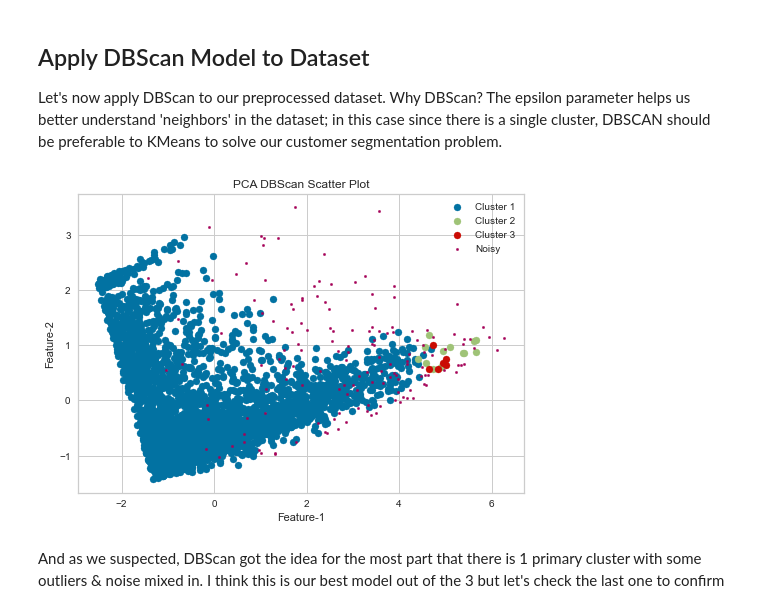
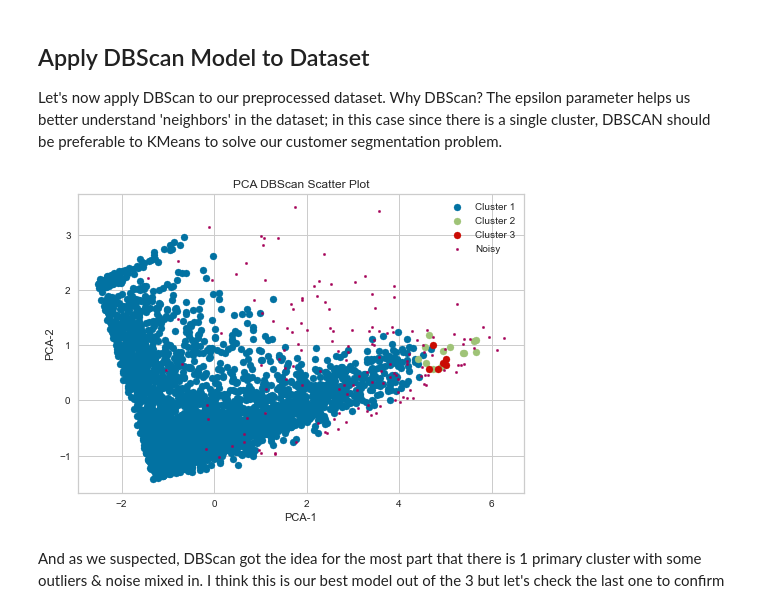
Before and after one commit to Lwhieldon/OnlineRetailCustomerSegmentation, a Jupyter notebook: summaryreport.ipynb, the cells around one changed output. Saved outputs shown, nothing was run; the diff lists cells and outputs as text; code cells hidden in the pictures.

```diff
--- a/summaryreport.ipynb
+++ b/summaryreport.ipynb
@@ -437,22 +440,22 @@ cl_labels_d = db.labels_
 # %%
 from sklearn.decomposition import PCA
 pca = PCA(n_components=2)
 
 X_pca = pca.fit_transform(X_scaled)
 # X_pca_centers_dbscan = pca.transform(cl_centers)
 
 plt.scatter(X_pca[cl_labels_d==0,0],X_pca[cl_labels_d==0,1],label='Cluster 1')
 plt.scatter(X_pca[cl_labels_d==1,0],X_pca[cl_labels_d==1,1],label='Cluster 2')
 plt.scatter(X_pca[cl_labels_d==2,0],X_pca[cl_labels_d==2,1],label='Cluster 3')
 plt.scatter(X_pca[cl_labels_d==-1,0],X_pca[cl_labels_d==-1,1],s=6,label='Noisy')
 # plt.scatter(X_pca_centers_kmeans[:, 0], X_pca_centers_kmeans[:, 1], c='black', s = 75)
-plt.xlabel('Feature-1')
-plt.ylabel('Feature-2')
+plt.xlabel('PCA-1')
+plt.ylabel('PCA-2')
 plt.legend()
 plt.title('PCA DBScan Scatter Plot')
 plt.savefig('DBSCAN.png')
 # %% [output]
-[figure, old version]
+[figure, new version]
 # %% [markdown]
 And as we suspected, DBScan got the idea for the most part that there is 1 primary cluster with some outliers & noise mixed in. I think this is our best model out of the 3 but let's check the last one to confirm
 # %%
```
Also changed, not shown: parts of 4 cells of this notebook, 4 other files.
